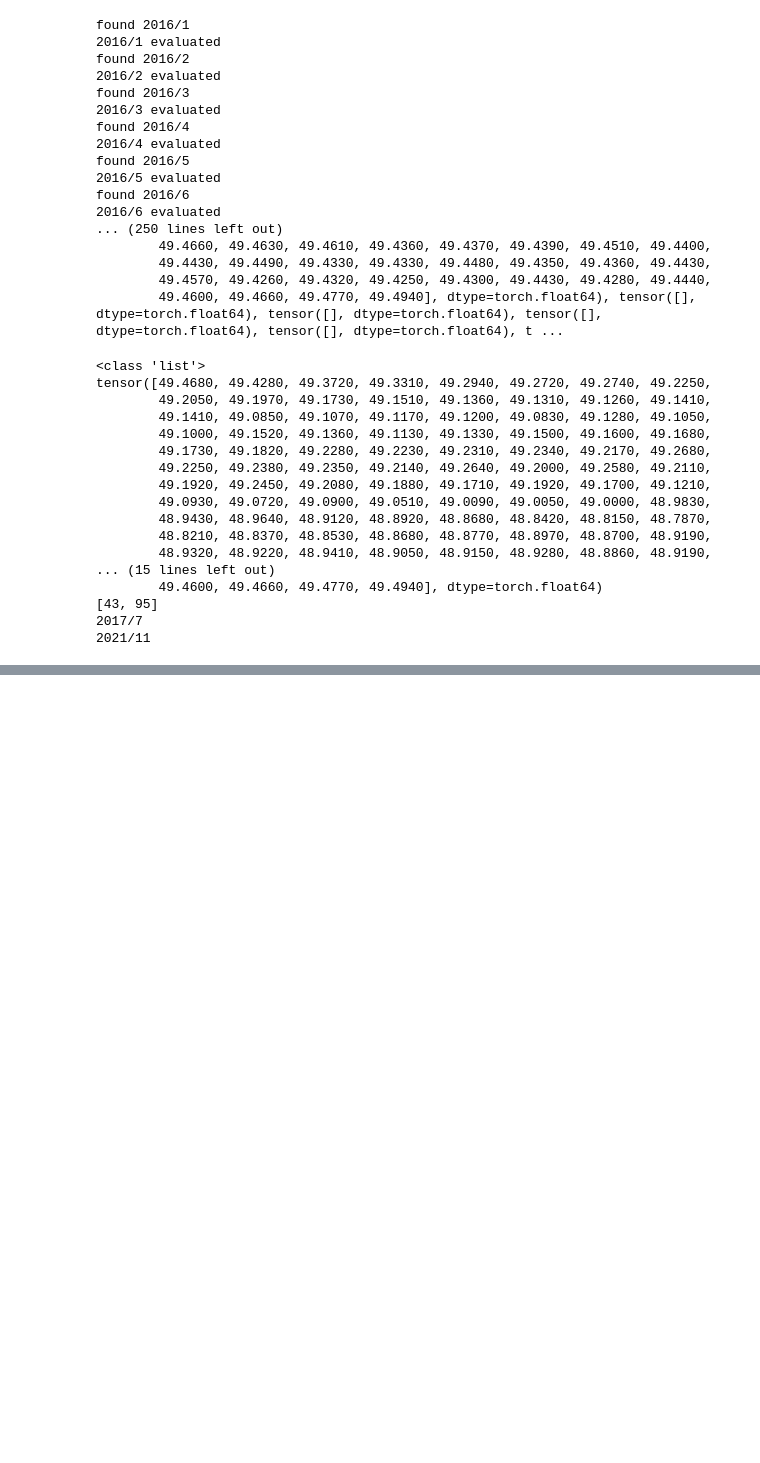
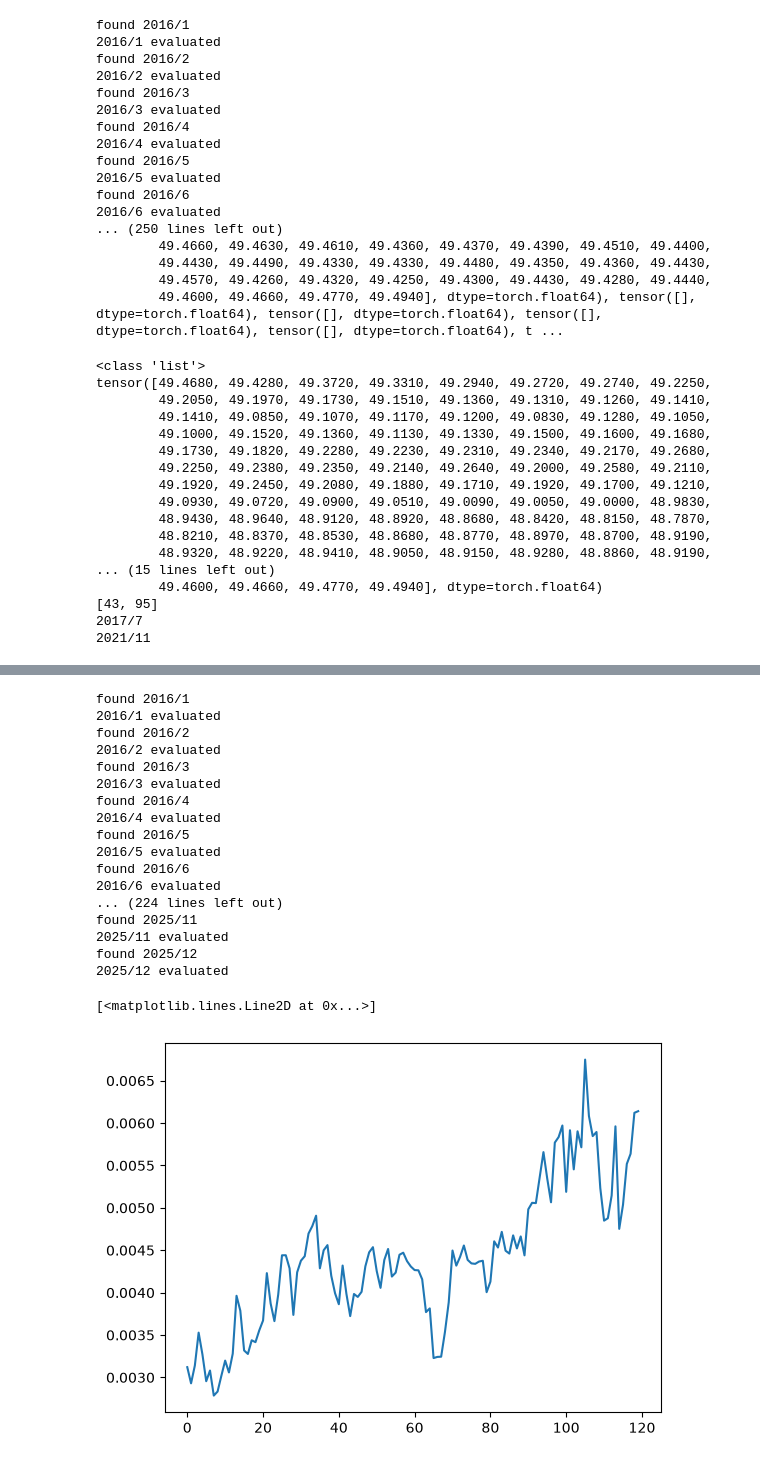
Before and after one commit to Joseph-Sharkey/NSC3003-National-Grid-Resilience-Sensing, a Jupyter notebook: code/recovery_rates.ipynb, the cells around one changed output, grey strips where cells are left out. Drawn from its saved outputs; the diff is of its cells as text; code cells hidden in the pictures; blank space fills up the shorter version.

```diff
--- a/code/recovery_rates.ipynb
+++ b/code/recovery_rates.ipynb
@@ -180,0 +245,27 @@ def best_fit(x, y):
+# %%
+years =  [x for x in range(2016, 2026)]
+months = [x for x in range(1, 13)]
+directory = "D:/group project data/frequency_data"
+variance_dataloader = DataLoader(directory, years, months)
+stats = StatMethods()
+variances = variance_dataloader.run_on_data(stats.monthly_variance)
+# %% [output]
+found 2016/1
+2016/1 evaluated
+found 2016/2
+2016/2 evaluated
+found 2016/3
+2016/3 evaluated
+found 2016/4
+2016/4 evaluated
+found 2016/5
+2016/5 evaluated
+found 2016/6
+2016/6 evaluated
+... (224 lines left out)
+found 2025/11
+2025/11 evaluated
+found 2025/12
+2025/12 evaluated
+[<matplotlib.lines.Line2D at 0x...>]
+[figure, added]
```
Also changed, not shown: parts of 29 cells of this notebook, 17 other files.
